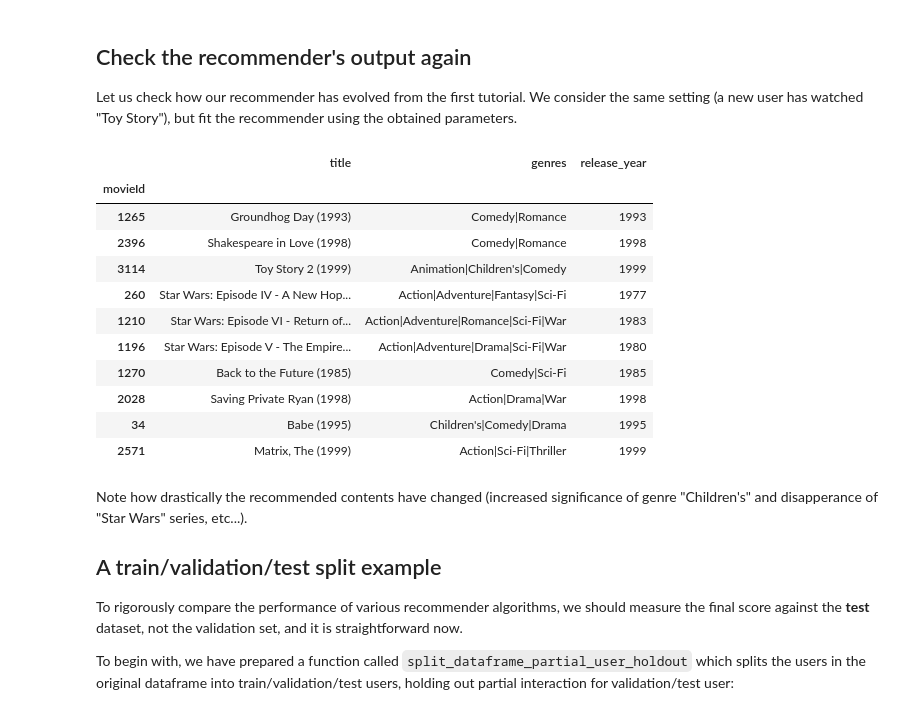
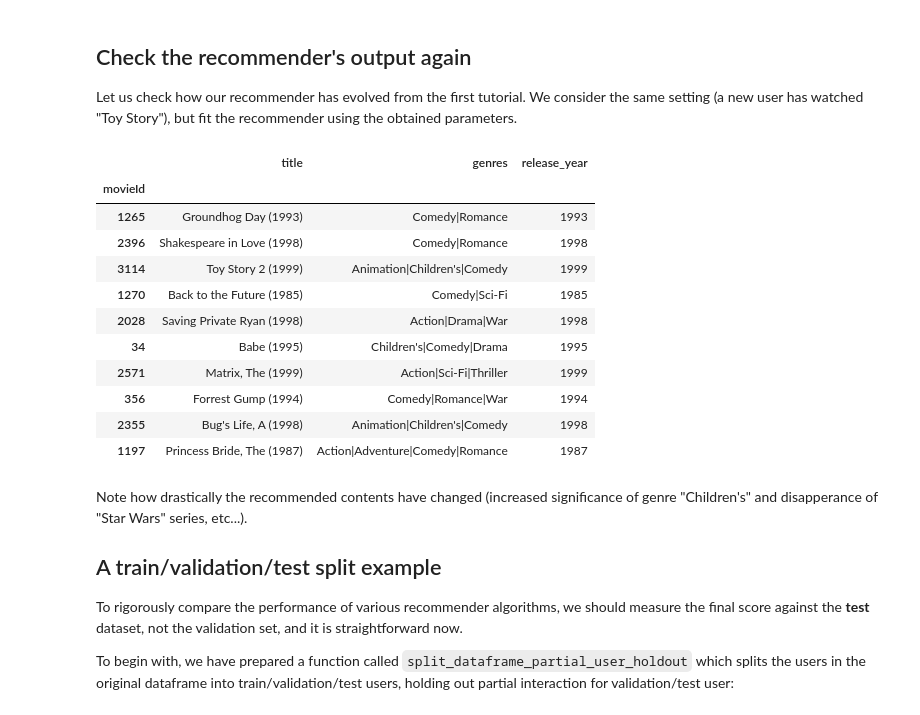
Before and after one commit to tohtsky/irspack, a Jupyter notebook: examples/hyperparameter-optimization.ipynb, the cells around one changed output. Cells and saved outputs as stored; diff of their text form; code cells hidden in the pictures.

```diff
--- a/examples/hyperparameter-optimization.ipynb
+++ b/examples/hyperparameter-optimization.ipynb
@@ -42,3 +38,7 @@ X = sps.csr_matrix(
+# %%
+X, unique_user_ids, unique_movie_ids = df_to_sparse(
+    df, 'userId', 'movieId'
+)
 # %% [markdown]
 ## Split scheme 2. Hold-out for partial users.
 
@@ -116,31 +116,29 @@ recommender using the obtained parameters.
 # %%
 rec_tuned = P3alphaRecommender(X, **best_params).learn()
 
-from irspack.utils.id_mapping import IDMappedRecommender
-id_mapped_rec = IDMappedRecommender(
-    rec_tuned, user_ids=unique_user_ids, item_ids=unique_movie_ids
-)
+from irspack import ItemIDMapper
+id_mapper = ItemIDMapper(unique_movie_ids)
 # %%
 toystory_id = 1
-recommended_id_and_score = id_mapped_rec.recommend_for_
-    user_profile=[toystory_id], cutoff=10
+recommended_id_and_score = id_mapper.recommend_for_new_user(
+    rec_tuned, user_profile=[toystory_id], cutoff=10
 )
 
 # Top-10 recommendations
 movies.reindex([movie_id for movie_id, score in recommended_id_and_score])
 # %% [output]
 |  | title | genres | release_year |
 | movieId |  |  |  |
 | 1265 | Groundhog Day (1993) | Comedy|Romance | 1993 |
 | 2396 | Shakespeare in Love (1998) | Comedy|Romance | 1998 |
 | 3114 | Toy Story 2 (1999) | Animation|Children's|Comedy | 1999 |
-| 260 | Star Wars: Episode IV - A New Hop... | Action|Adventure|Fantasy|Sci-Fi | 1977 |
-| 1210 | Star Wars: Episode VI - Return of... | Action|Adventure|Romance|Sci-Fi|War | 1983 |
-| 1196 | Star Wars: Episode V - The Empire... | Action|Adventure|Drama|Sci-Fi|War | 1980 |
 | 1270 | Back to the Future (1985) | Comedy|Sci-Fi | 1985 |
 | 2028 | Saving Private Ryan (1998) | Action|Drama|War | 1998 |
 | 34 | Babe (1995) | Children's|Comedy|Drama | 1995 |
 | 2571 | Matrix, The (1999) | Action|Sci-Fi|Thriller | 1999 |
+| 356 | Forrest Gump (1994) | Comedy|Romance|War | 1994 |
+| 2355 | Bug's Life, A (1998) | Animation|Children's|Comedy | 1998 |
+| 1197 | Princess Bride, The (1987) | Action|Adventure|Comedy|Romance | 1987 |
 # %% [markdown]
 Note how drastically the recommended contents have changed (increased significance of genre "Children's" and disapperance of "Star Wars" series, etc...).
 
```
Also changed, not shown: parts of 12 cells of this notebook, 3 other files.
